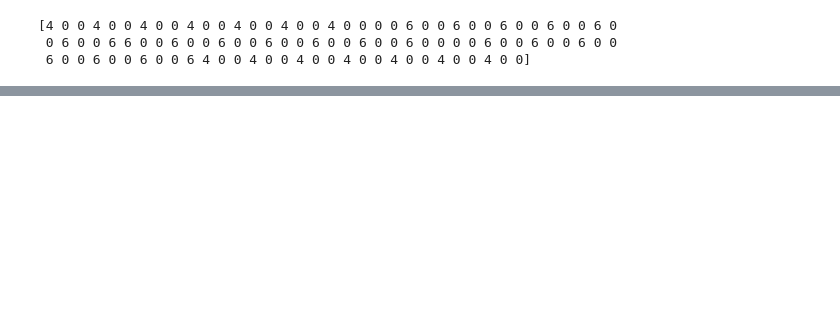
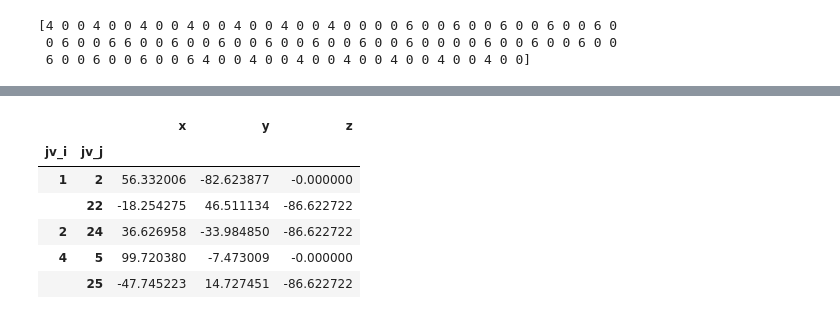
Before and after one commit to glyg/leg-joint, a Jupyter notebook: notebooks/Generation.ipynb, the cells around one changed output, grey strips where cells are left out. Saved outputs shown, nothing was run; the diff lists cells and outputs as text; code cells hidden in the pictures; blank space fills up the shorter version.

```diff
--- a/notebooks/Generation.ipynb
+++ b/notebooks/Generation.ipynb
@@ -328,0 +352,10 @@ mesh.graph.clear_filters()
+# %%
+_grad_t.head()
+# %% [output]
+|  |  | x | y | z |
+| jv_i | jv_j |  |  |  |
+| 1 | 2 | 56.332006 | -82.623877 | -0.000000 |
+|  | 22 | -18.254275 | 46.511134 | -86.622722 |
+| 2 | 24 | 36.626958 | -33.984850 | -86.622722 |
+| 4 | 5 | 99.720380 | -7.473009 | -0.000000 |
+|  | 25 | -47.745223 | 14.727451 | -86.622722 |
```
Also changed, not shown: parts of 43 cells of this notebook, 6 other files.
